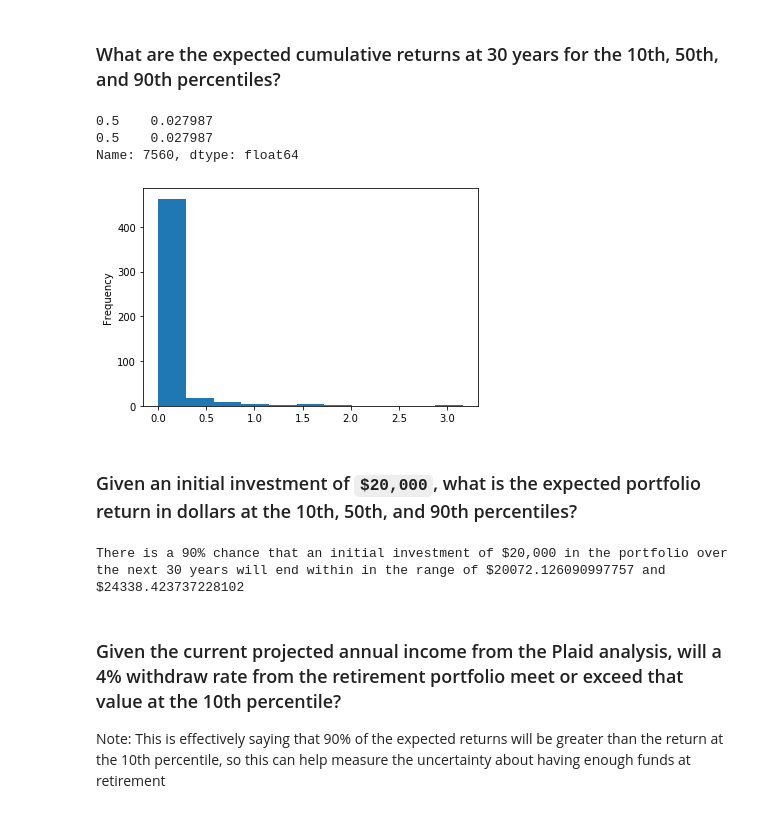
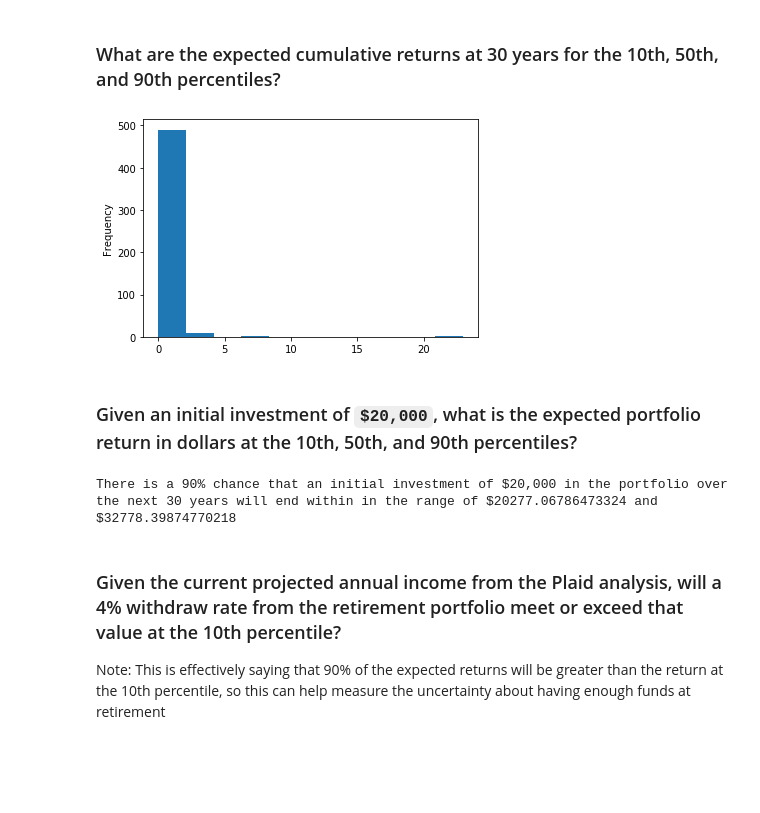
Before and after one commit to CPix18/MyFinTechRepo, a Jupyter notebook: HW4- API/Instructions/Starter_Code/portfolio_planner.ipynb, the cells around one changed output. Drawn from its saved outputs; the diff is of its cells as text; code cells hidden in the pictures; blank space fills up the shorter version.

```diff
--- a/HW4- API/Instructions/Starter_Code/portfolio_planner.ipynb
+++ b/HW4- API/Instructions/Starter_Code/portfolio_planner.ipynb
@@ -236,21 +221,18 @@ In this section, you will use the monte carlo model to answer the following reti
 # %% [markdown]
 ### What are the expected cumulative returns at 30 years for the 10th, 50th, and 90th percentiles?
 # %%
-# 30 Years 50th percentile
-ending_cumulative_returns_30.plot(kind='hist', bins=11)
-ending_cumulative_returns_30.value_counts(bins=11) / len(ending_cumulative_returns)
-confidence_interval = ending_cumulative_returns_30.quantile(q=[0.5, 0.5])
-confidence_interval
+# # 30 Years 50th percentile
+# ending_cumulative_returns_30.plot(kind='hist', bins=11)
+# ending_cumulative_returns_30.value_counts(bins=11) / len(ending_cumulative_returns)
+# confidence_interval = ending_cumulative_returns_30.quantile(q=[0.5, 0.5])
+# confidence_interval
 
 # 30 years 90th and 10th percentile
 ending_cumulative_returns_30.plot(kind='hist', bins=11)
-ending_cumulative_returns_30.value_counts(bins=11) / len(ending_cumulative_returns)
-confidence_interval = ending_cumulative_returns_30.quantile(q=[0.1, 0.9])
+ending_cumulative_returns_30.value_counts(bins=11) / len(ending_cumulative_returns_30)
+confidence_interval = ending_cumulative_returns_30.quantile(q=[0.05, 0.95])
 # %% [output]
-0.5    0.027987
-0.5    0.027987
-Name: 7560, dtype: float64
-[figure, old version]
+[figure, new version]
 # %% [markdown]
 ### Given an initial investment of `$20,000`, what is the expected portfolio return in dollars at the 10th, 50th, and 90th percentiles?
 # %%
@@ -265,7 +247,7 @@ print(f"There is a 90% chance that an initial investment of $20,000 in the portf
       f" over the next 30 years will end within in the range of"
       f" ${investment_pnl_lower_bound} and ${investment_pnl_upper_bound}")
 # %% [output]
-There is a 90% chance that an initial investment of $20,000 in the portfolio over the next 30 years will end within in the range of $20072.126090997757 and $24338.423737228102
+There is a 90% chance that an initial investment of $20,000 in the portfolio over the next 30 years will end within in the range of $20277.06786473324 and $32778.39874770218
 # %% [markdown]
 ### Given the current projected annual income from the Plaid analysis, will a 4% withdraw rate from the retirement portfolio meet or exceed that value at the 10th percentile?
 
```
Also changed, not shown: parts of 13 cells of this notebook, 8 other files.
